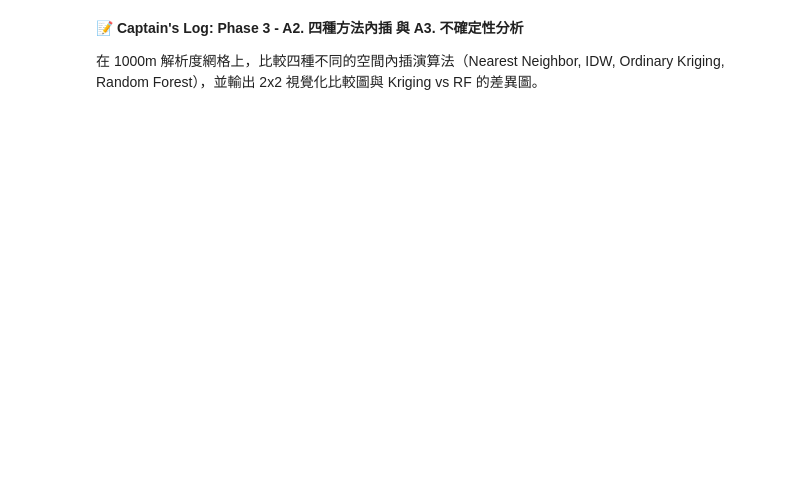
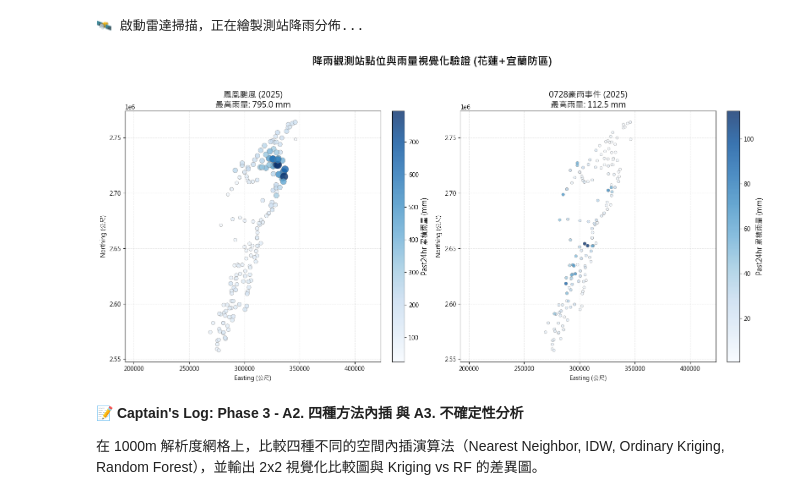
Before and after one commit to Geographish/Homework6, a Jupyter notebook: Week6_Shootout.ipynb, the cells around one changed output. Saved outputs shown, nothing was run; the diff lists cells and outputs as text; code cells hidden in the pictures; blank space fills up the shorter version.

```diff
--- a/Week6_Shootout.ipynb
+++ b/Week6_Shootout.ipynb
@@ -217,3 +166,65 @@ bamboo_ok_sph, bamboo_ok_exp = plot_variogram_comparison(gdf_bamboo, target_colu
+# %%
+import matplotlib.pyplot as plt
+
+# 確保中文字體顯示正常
+plt.rcParams['font.sans-serif'] = ['Microsoft JhengHei']
+plt.rcParams['axes.unicode_minus'] = False
+
+def plot_station_bubble_map(gdf_1, name_1, gdf_2, name_2, value_col='Past24hr'):
+    """
+    繪製兩個 GeoDataFrame 的點位雨量分佈圖，
+    以點的大小和顏色深淺來表示雨量多寡。
+    """
+    print("🛰️ 啟動雷達掃描，正在繪製測站降雨分佈...")
+
+    fig, axes = plt.subplots(1, 2, figsize=(16, 8))
+    fig.suptitle('降雨觀測站點位與雨量視覺化驗證 (花蓮+宜蘭防區)', fontsize=18, fontweight='bold')
+
+    # 設定圖表參數
+    gdfs = [(gdf_1, name_1), (gdf_2, name_2)]
+
+    for i, (gdf, name) in enumerate(gdfs):
+        ax = axes[i]
+
+        # 為了讓雨量差異更明顯，點的大小 (markersize) 設定為：基礎大小 + (雨量值 * 權重)
+        # 針對極端降雨可調整除數，避免點位過大遮蔽
+        weight = 5 if gdf[value_col].max() > 500 else 10
+        base_size = 20
+        marker_sizes = base_size + (gdf[value_col] / weight)
+
+        # 繪製點位
+        scatter = ax.scatter(
+            gdf['Easting'], gdf['Northing'],
+            s=marker_sizes,
+            c=gdf[value_col],
+            cmap='Blues',
+            alpha=0.8,
+            edgecolors='grey',
+            linewidths=0.5
+        )
+
+        # 設定標題與外觀
+        ax.set_title(f'{name}\n最高雨量: {gdf[value_col].max():.1f} mm', fontsize=14)
+        ax.set_xlabel('Easting (公尺)')
+        ax.set_ylabel('Northing (公尺)')
+
+        # 加上 Colorbar
+        cbar = plt.colorbar(scatter, ax=ax, fraction=0.046, pad=0.04)
+        cbar.set_label(f'{value_col} 累積雨量 (mm)', fontsize=12)
+
+        # 保持坐標軸等比例，讓台灣地形不變形
+        ax.grid(True, linestyle='--', alpha=0.3)
+        ax.axis('equal')
+
+    plt.tight_layout(rect=[0, 0, 1, 0.95])
+    plt.show()
+
+# ================= 執行區塊 =================
+# 將剛剛處理好的鳳凰與0728資料丟進去畫圖
+plot_station_bubble_map(gdf_fungwong, '鳳凰颱風 (2025)', gdf_0728, '0728豪雨事件 (2025)', value_col=target_column)
+# %% [output]
+🛰️ 啟動雷達掃描，正在繪製測站降雨分佈...
+[figure, added]
 # %% [markdown]
 📝 **Captain's Log: Phase 3 - A2. 四種方法內插 與 A3. 不確定性分析**
 
```
Also changed, not shown: parts of 15 cells of this notebook.
